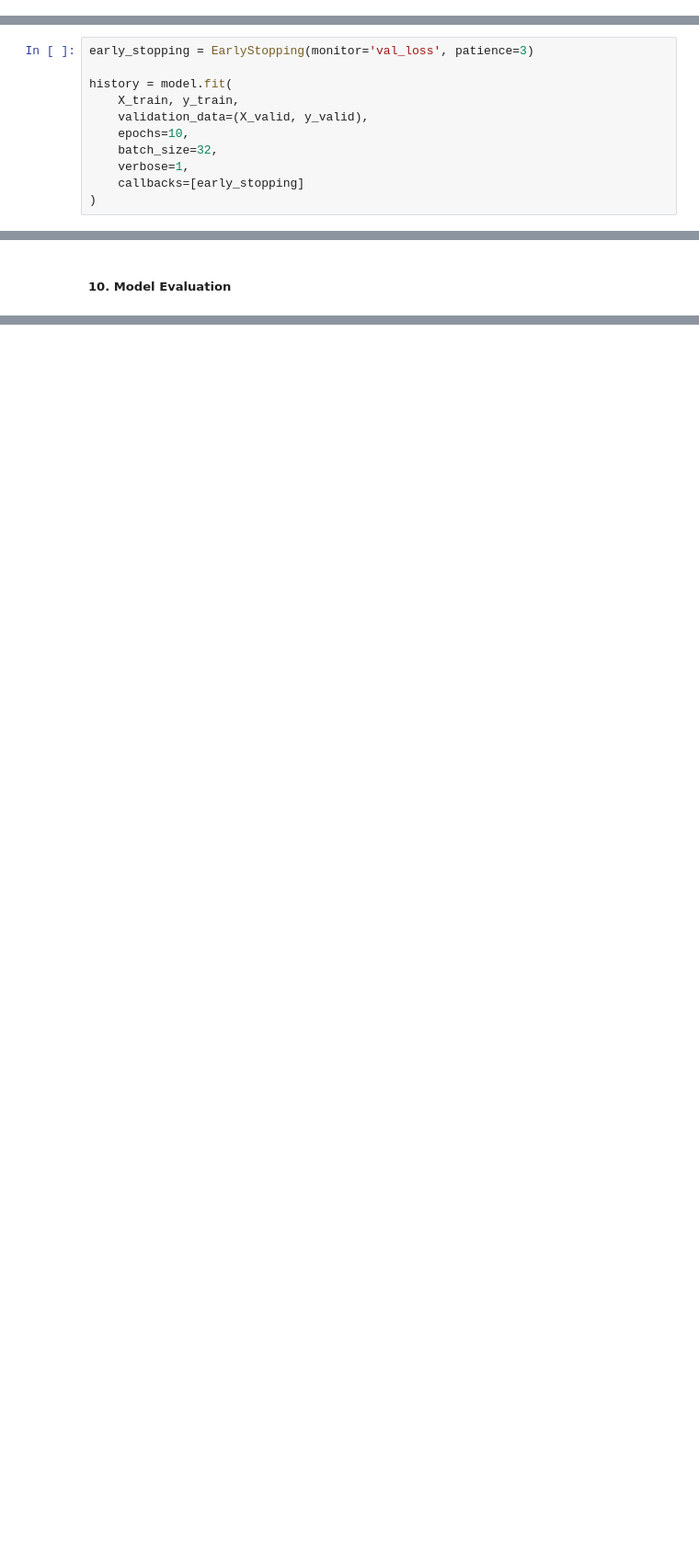
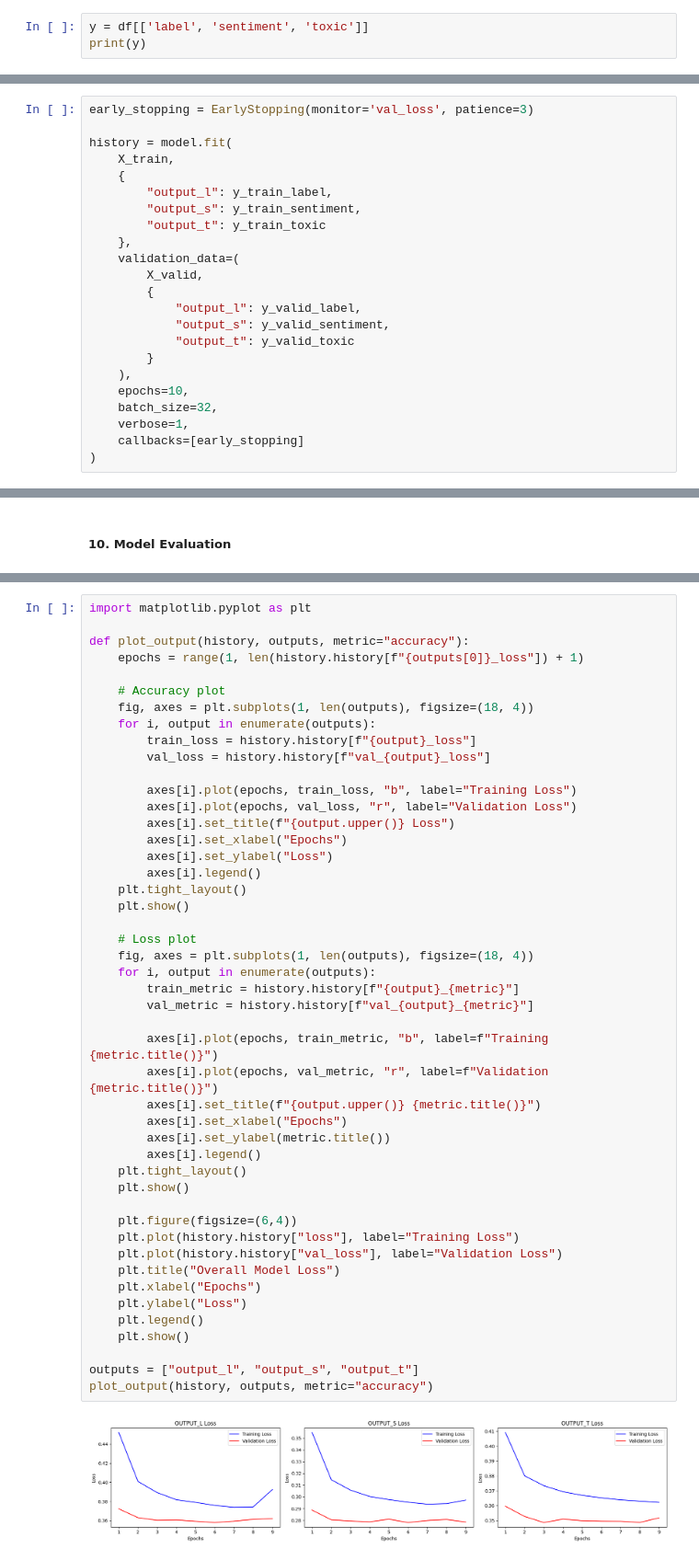
Before and after one commit to vaibhav-prasad707/bias-detection-neutrosophic-loss, a Jupyter notebook: src/prototype.ipynb, the cells around one changed output, grey strips where cells are left out. Shown at 92% size. Cells and saved outputs as stored; diff of their text form; blank space fills up the shorter version.

Commit message:
feat: integrate sentiment, toxicity classification; add data visualization

```diff
--- a/src/prototype.ipynb
+++ b/src/prototype.ipynb
@@ -186,3 +224,6 @@ tokenizer.fit_on_texts(df['text'])
 
 X = tokenizer.texts_to_sequences(df['text'])
 X = pad_sequences(X, maxlen=MAX_LEN, padding='post', truncating='post')
+# %%
+y = df[['label', 'sentiment', 'toxic']]
+print(y)
@@ -239,8 +341,20 @@ Model: "sequential"
 early_stopping = EarlyStopping(monitor='val_loss', patience=3)
 
 history = model.fit(
-    X_train, y_train,
-    validation_data=(X_valid, y_valid),
+    X_train,
+    {
+        "output_l": y_train_label,
+        "output_s": y_train_sentiment,
+        "output_t": y_train_toxic
+    },
+    validation_data=(
+        X_valid,
+        {
+            "output_l": y_valid_label,
+            "output_s": y_valid_sentiment,
+            "output_t": y_valid_toxic
+        }
+    ),
     epochs=10,
     batch_size=32,
     verbose=1,
@@ -286,0 +432,49 @@ Slightly Biased       0.76      0.77      0.77    104112
+# %%
+import matplotlib.pyplot as plt
+
+def plot_output(history, outputs, metric="accuracy"):
+    epochs = range(1, len(history.history[f"{outputs[0]}_loss"]) + 1)
+
+    # Accuracy plot
+    fig, axes = plt.subplots(1, len(outputs), figsize=(18, 4))
+    for i, output in enumerate(outputs):
+        train_loss = history.history[f"{output}_loss"]
+        val_loss = history.history[f"val_{output}_loss"]
+
+        axes[i].plot(epochs, train_loss, "b", label="Training Loss")
+        axes[i].plot(epochs, val_loss, "r", label="Validation Loss")
+        axes[i].set_title(f"{output.upper()} Loss")
+        axes[i].set_xlabel("Epochs")
+        axes[i].set_ylabel("Loss")
+        axes[i].legend()
+    plt.tight_layout()
+    plt.show()
+
+    # Loss plot
+    fig, axes = plt.subplots(1, len(outputs), figsize=(18, 4))
+    for i, output in enumerate(outputs):
+        train_metric = history.history[f"{output}_{metric}"]
+        val_metric = history.history[f"val_{output}_{metric}"]
+
+        axes[i].plot(epochs, train_metric, "b", label=f"Training {metric.title()}")
+        axes[i].plot(epochs, val_metric, "r", label=f"Validation {metric.title()}")
+        axes[i].set_title(f"{output.upper()} {metric.title()}")
+        axes[i].set_xlabel("Epochs")
+        axes[i].set_ylabel(metric.title())
+        axes[i].legend()
+    plt.tight_layout()
+    plt.show()
+
+    plt.figure(figsize=(6,4))
+    plt.plot(history.history["loss"], label="Training Loss")
+    plt.plot(history.history["val_loss"], label="Validation Loss")
+    plt.title("Overall Model Loss")
+    plt.xlabel("Epochs")
+    plt.ylabel("Loss")
+    plt.legend()
+    plt.show()
+
+outputs = ["output_l", "output_s", "output_t"]
+plot_output(history, outputs, metric="accuracy")
+# %% [output]
+[figure, added]
```
Also changed, not shown: parts of 14 cells of this notebook.
